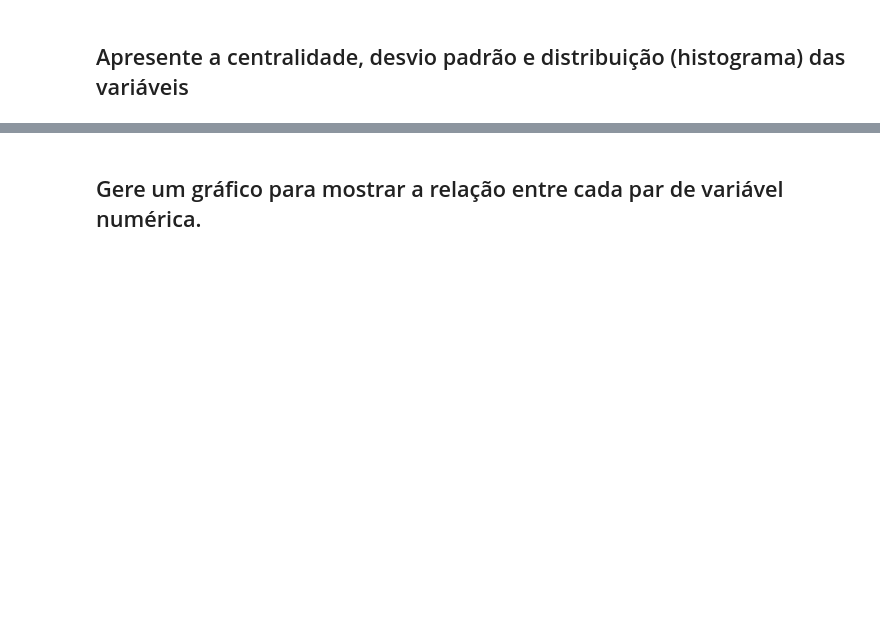
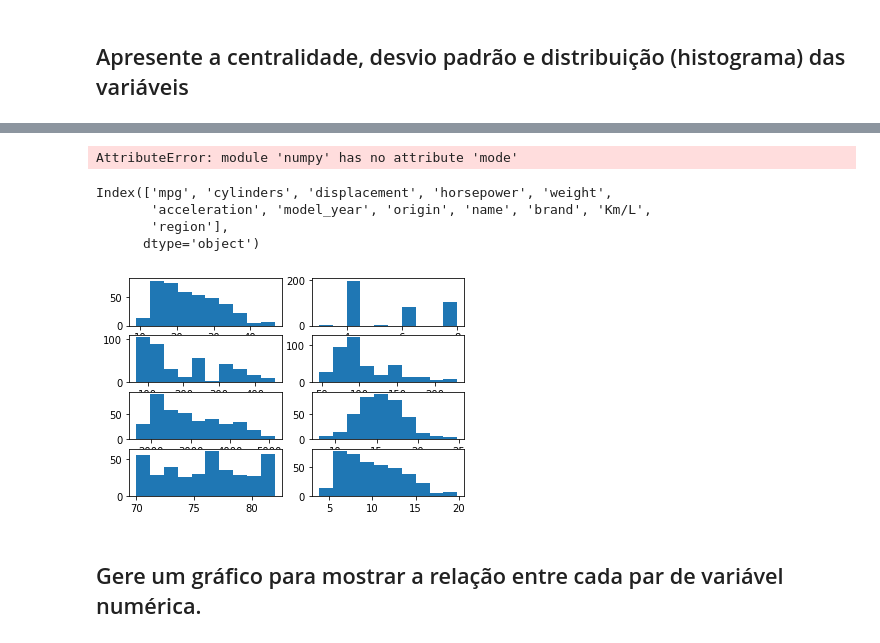
Before and after one commit to taispin/DataScience-DH, a Jupyter notebook: Desafio_0/DSTN02_DESAFIO.ipynb, the cells around one changed output, grey strips where cells are left out. Cells and saved outputs as stored; diff of their text form; code cells hidden in the pictures; blank space fills up the shorter version.

```diff
--- a/Desafio_0/DSTN02_DESAFIO.ipynb
+++ b/Desafio_0/DSTN02_DESAFIO.ipynb
@@ -247,2 +312,4 @@ pivot_table_mpg
 # %% [markdown]
 ## Crie uma nova coluna que reflita a região mundial em que as origens dos veículos se encontram, certifique-se de que essa coluna também conterá valores que começam com letras maiúsculas.
+# %%
+auto_industry['region'] = auto_industry['origin'].replace({'Usa':'North America', 'Japan':'Asia', 'Europe': 'Europe'})
@@ -253,2 +348,41 @@ pivot_table_mpg
+# %%
+auto_industry.applymap(np.mode())
+# %% [output]
+AttributeError: module 'numpy' has no attribute 'mode'
+# %%
+auto_industry.columns
+# %% [output]
+Index(['mpg', 'cylinders', 'displacement', 'horsepower', 'weight',
+       'acceleration', 'model_year', 'origin', 'name', 'brand', 'Km/L',
+       'region'],
+      dtype='object')
+# %%
+plt.subplot(4,2,1)
+plt.hist(auto_industry['mpg'])
+
+plt.subplot(4,2,2)
+plt.hist(auto_industry['cylinders'])
+
+plt.subplot(4,2,3)
+plt.hist(auto_industry['displacement'])
+
+plt.subplot(4,2,4)
+plt.hist(auto_industry['horsepower'])
+
+plt.subplot(4,2,5)
+plt.hist(auto_industry['weight'])
+
+plt.subplot(4,2,6)
+plt.hist(auto_industry['acceleration'])
+
+plt.subplot(4,2,7)
+plt.hist(auto_industry['model_year'])
+
+plt.subplot(4,2,8)
+plt.hist(auto_industry['Km/L'])
+
+plt.show()
+# %% [output]
+[figure, added]
 # %% [markdown]
 ## Gere um gráfico para mostrar a relação entre cada par de variável numérica.
```
Also changed, not shown: parts of 20 cells of this notebook.
